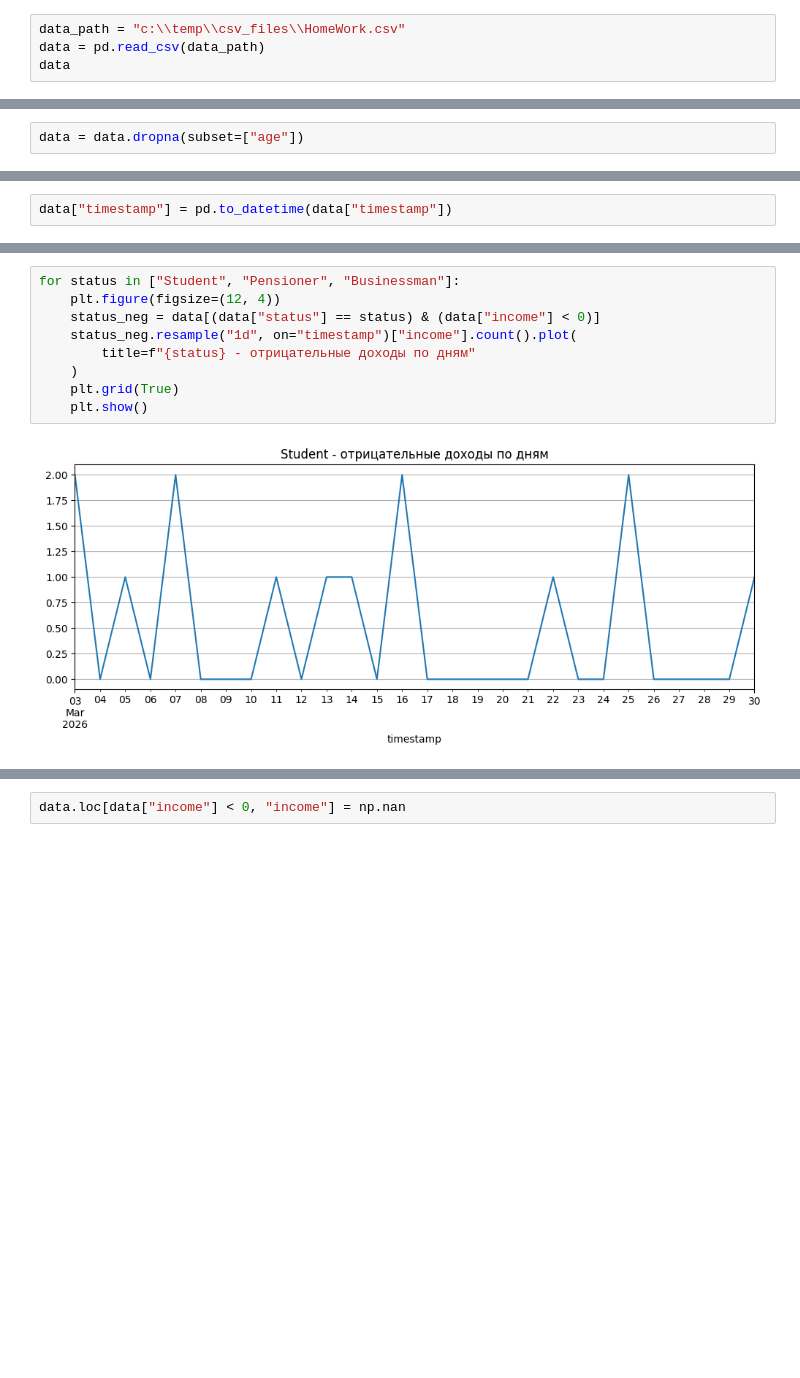
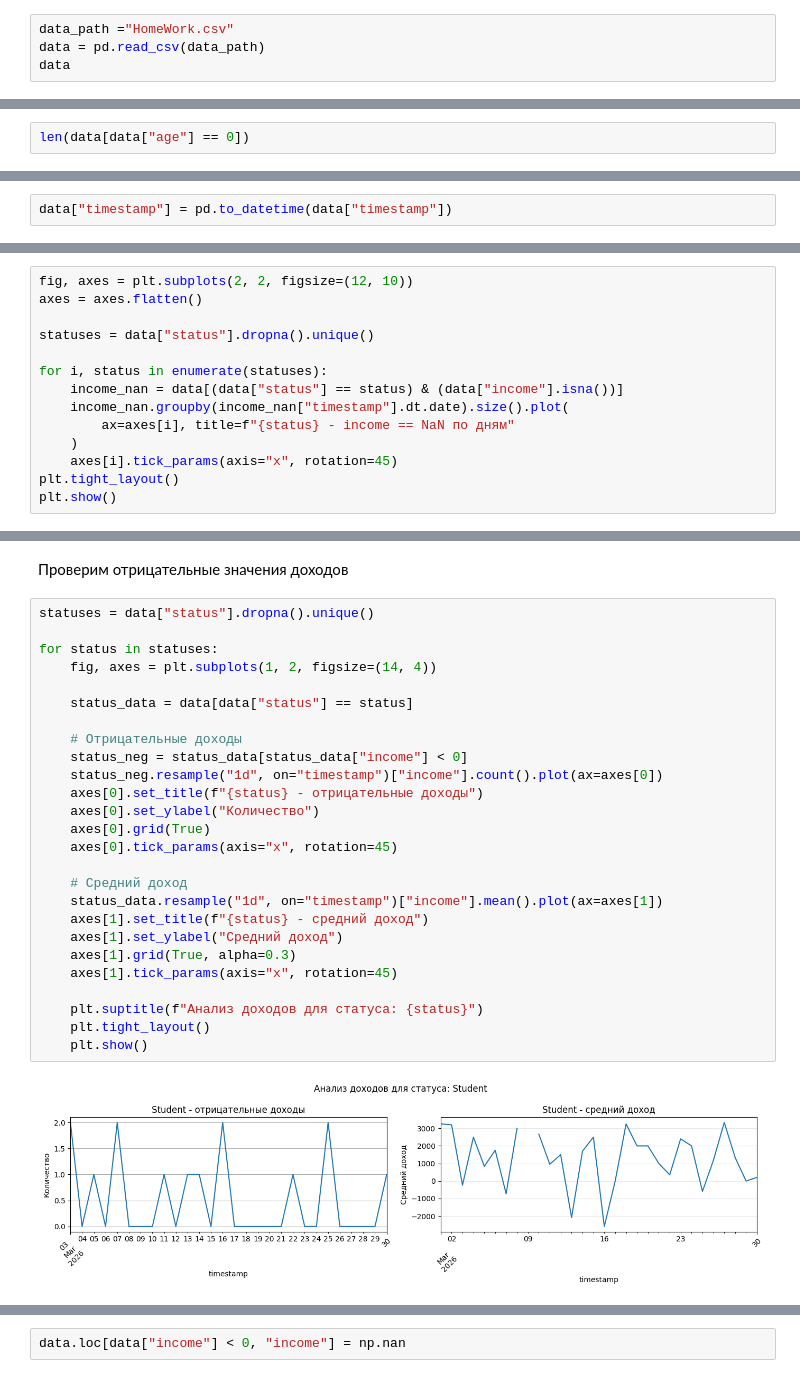
Before and after one commit to AlexanderSh11/credit_scoring_shift, a Jupyter notebook: notebooks/hw3_2.ipynb, the cells around one changed output, grey strips where cells are left out. Cells and saved outputs as stored; diff of their text form; blank space fills up the shorter version.

```diff
--- a/notebooks/hw3_2.ipynb
+++ b/notebooks/hw3_2.ipynb
@@ -5,7 +5,7 @@ import numpy as np
 # %% [markdown]
 ## Загрузка датасета
 # %%
-data_path = "c:\\temp\\csv_files\\HomeWork.csv"
+data_path ="HomeWork.csv"
 data = pd.read_csv(data_path)
 data
 # %% [output]
@@ -95,2 +95,2 @@ plt.show()
 # %%
-data = data.dropna(subset=["age"])
+len(data[data["age"] == 0])
@@ -152,0 +159,14 @@ data["timestamp"] = pd.to_datetime(data["timestamp"])
+# %%
+fig, axes = plt.subplots(2, 2, figsize=(12, 10))
+axes = axes.flatten()
+
+statuses = data["status"].dropna().unique()
+
+for i, status in enumerate(statuses):
+    income_nan = data[(data["status"] == status) & (data["income"].isna())]
+    income_nan.groupby(income_nan["timestamp"].dt.date).size().plot(
+        ax=axes[i], title=f"{status} - income == NaN по дням"
+    )
+    axes[i].tick_params(axis="x", rotation=45)
+plt.tight_layout()
+plt.show()
@@ -153,11 +175,30 @@ data["timestamp"] = pd.to_datetime(data["timestamp"])
+# %% [markdown]
+Проверим отрицательные значения доходов
 # %%
-for status in ["Student", "Pensioner", "Businessman"]:
-    plt.figure(figsize=(12, 4))
-    status_neg = data[(data["status"] == status) & (data["income"] < 0)]
-    status_neg.resample("1d", on="timestamp")["income"].count().plot(
-        title=f"{status} - отрицательные доходы по дням"
-    )
-    plt.grid(True)
+statuses = data["status"].dropna().unique()
+
+for status in statuses:
+    fig, axes = plt.subplots(1, 2, figsize=(14, 4))
+
+    status_data = data[data["status"] == status]
+
+    # Отрицательные доходы
+    status_neg = status_data[status_data["income"] < 0]
+    status_neg.resample("1d", on="timestamp")["income"].count().plot(ax=axes[0])
+    axes[0].set_title(f"{status} - отрицательные доходы")
+    axes[0].set_ylabel("Количество")
+    axes[0].grid(True)
+    axes[0].tick_params(axis="x", rotation=45)
+
+    # Средний доход
+    status_data.resample("1d", on="timestamp")["income"].mean().plot(ax=axes[1])
+    axes[1].set_title(f"{status} - средний доход")
+    axes[1].set_ylabel("Средний доход")
+    axes[1].grid(True, alpha=0.3)
+    axes[1].tick_params(axis="x", rotation=45)
+
+    plt.suptitle(f"Анализ доходов для статуса: {status}")
+    plt.tight_layout()
     plt.show()
 # %% [output]
-[figure, old version]
+[figure, new version]
```
Also changed, not shown: parts of 27 cells of this notebook, 1 other file.
